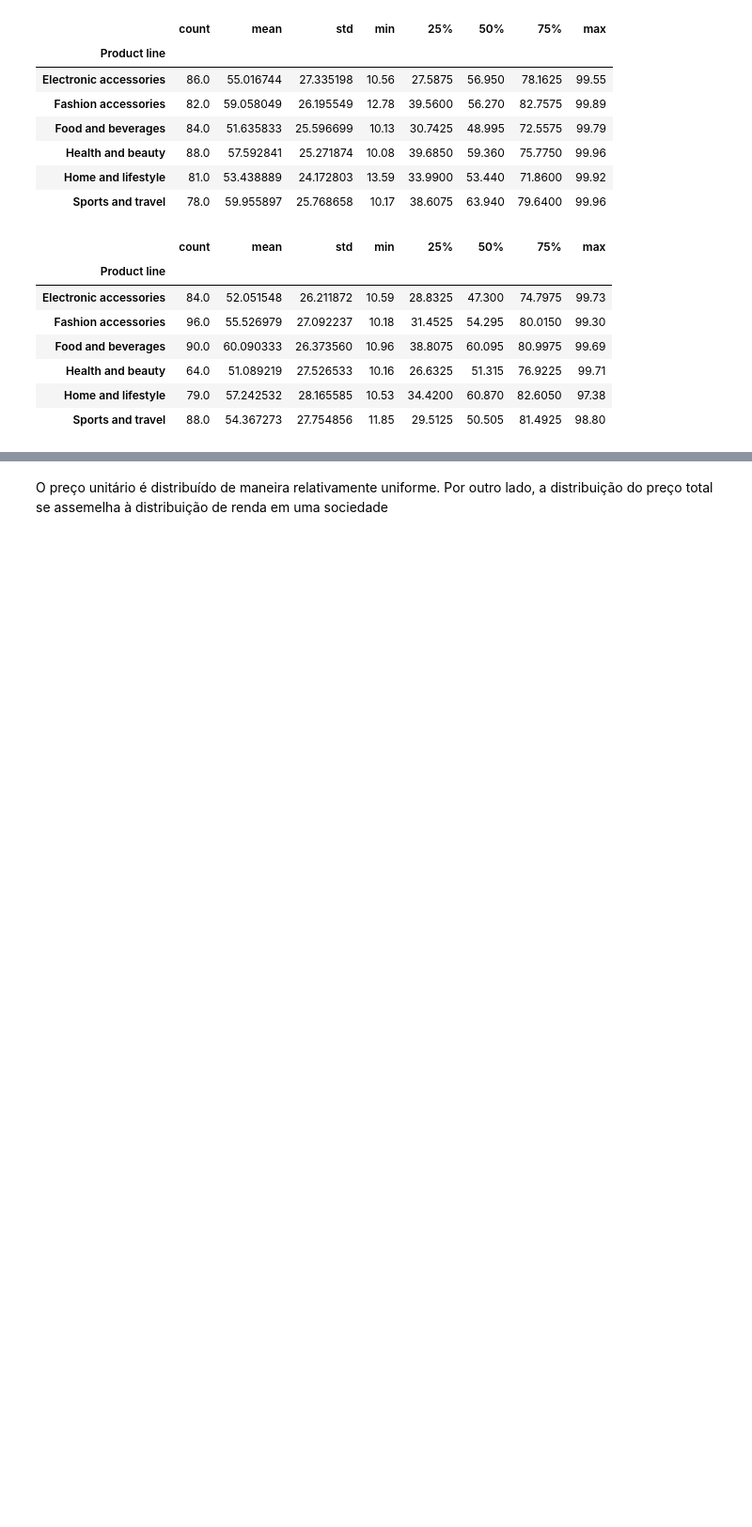
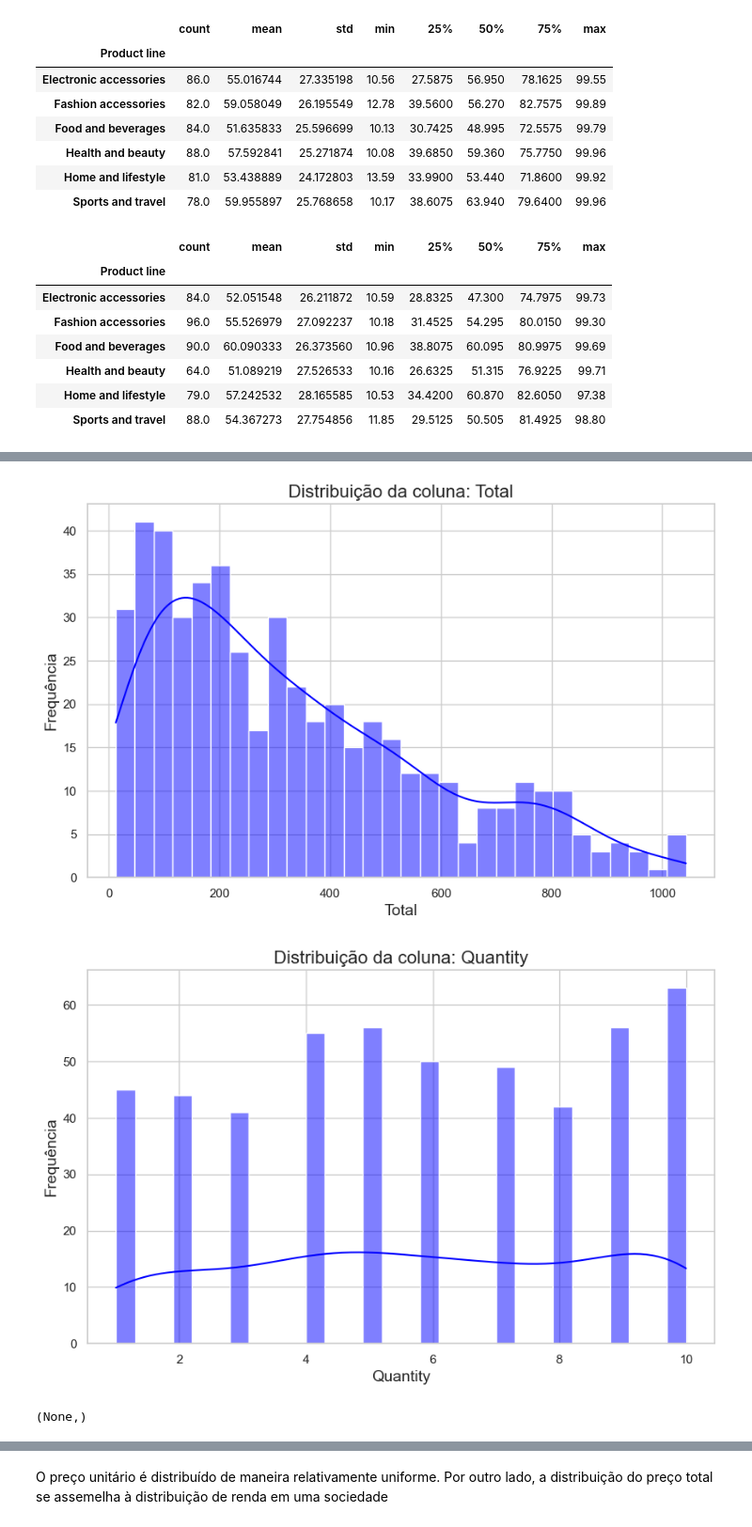
Before and after one commit to jeffk03/Supermarket-Data-Analysis, a Jupyter notebook: sales_analysis.ipynb, the cells around one changed output, grey strips where cells are left out. Shown: that part at 94% size. Saved outputs shown, nothing was run; the diff lists cells and outputs as text; code cells hidden in the pictures; blank space fills up the shorter version.

```diff
--- a/sales_analysis.ipynb
+++ b/sales_analysis.ipynb
@@ -131,4 +164,9 @@ TypeError: VisualizationCreator.dist_plot() missing 2 required positional argume
 # %%
 plot_distribution(female,'Unit price')
+plot_distribution(female,'Total')
+plot_distribution(female,'Quantity'),
 # %% [output]
 [figure]
+[figure, added]
+[figure, added]
+(None,)
```
Also changed, not shown: parts of 12 cells of this notebook.
